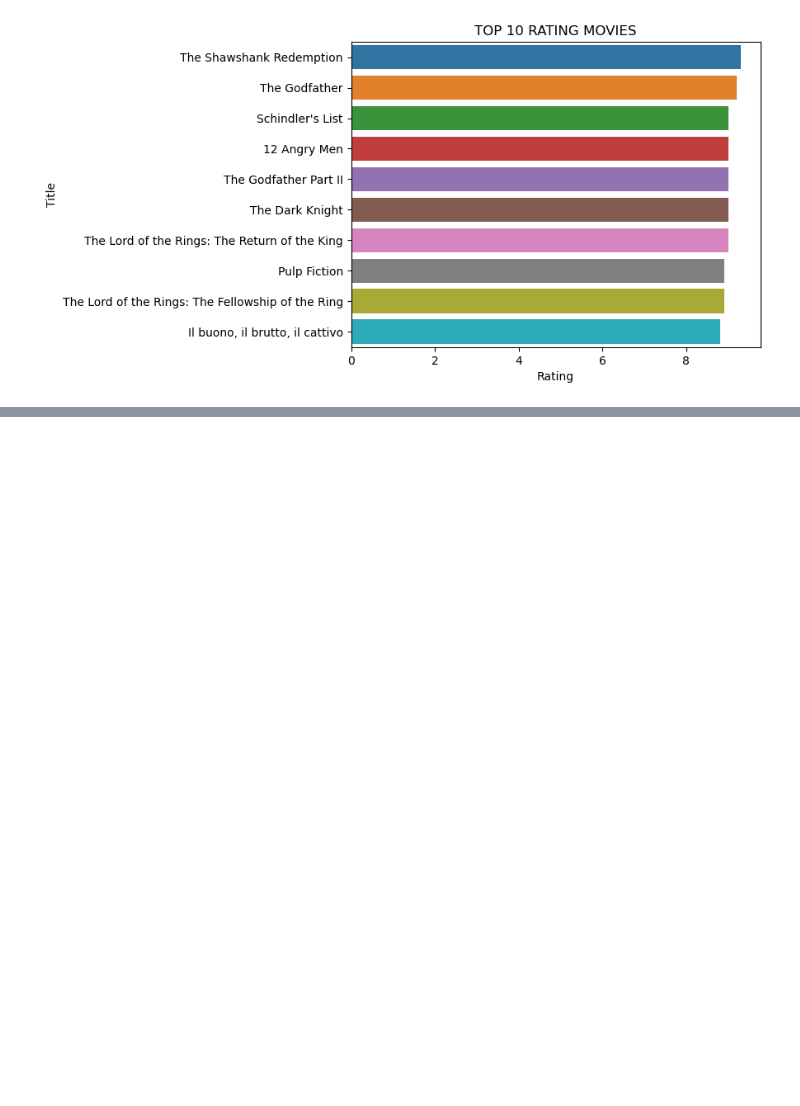
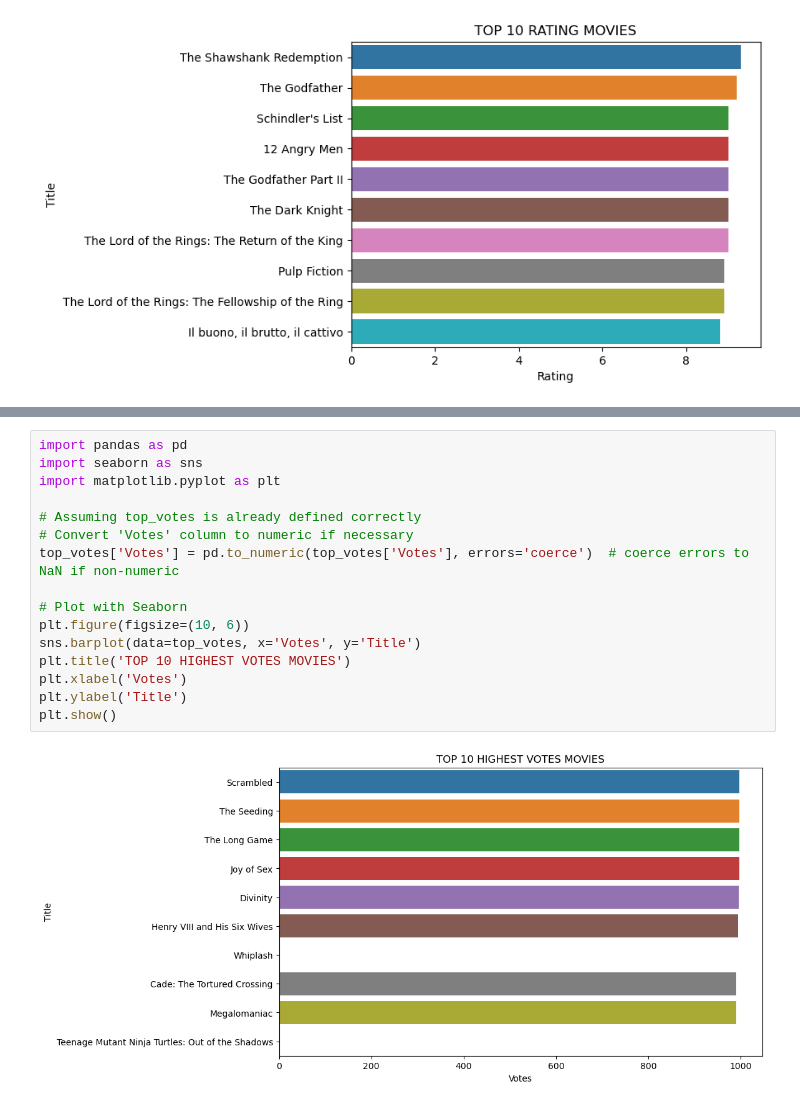
Before and after one commit to AbeerAkram1/Ai-Project, a Jupyter notebook: TRY.ipynb, the cells around one changed output, grey strips where cells are left out. Cells and saved outputs as stored; diff of their text form; blank space fills up the shorter version.

```diff
--- a/TRY.ipynb
+++ b/TRY.ipynb
@@ -124,0 +194,18 @@ plt.show()
+# %%
+import pandas as pd
+import seaborn as sns
+import matplotlib.pyplot as plt
+
+# Assuming top_votes is already defined correctly
+# Convert 'Votes' column to numeric if necessary
+top_votes['Votes'] = pd.to_numeric(top_votes['Votes'], errors='coerce')  # coerce errors to NaN if non-numeric
+
+# Plot with Seaborn
+plt.figure(figsize=(10, 6))
+sns.barplot(data=top_votes, x='Votes', y='Title')
+plt.title('TOP 10 HIGHEST VOTES MOVIES')
+plt.xlabel('Votes')
+plt.ylabel('Title')
+plt.show()
+# %% [output]
+[figure, added]
```
Also changed, not shown: parts of 23 cells of this notebook.
